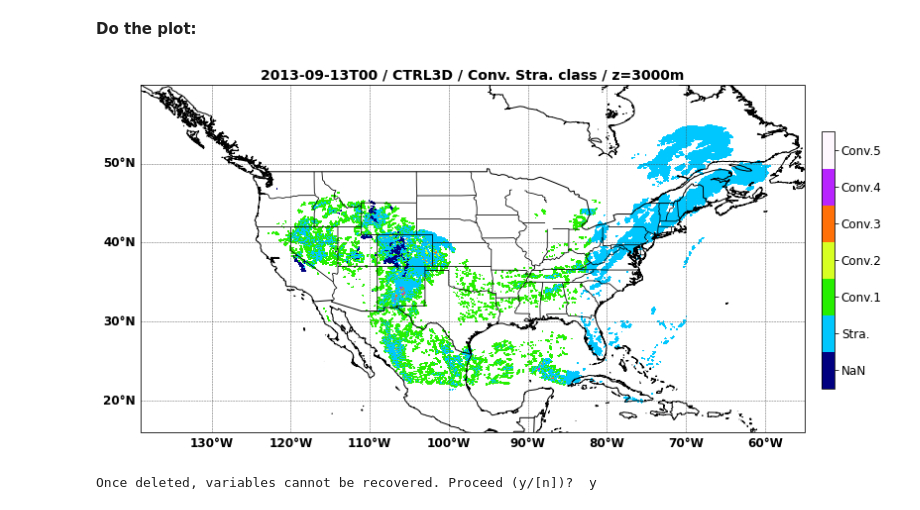
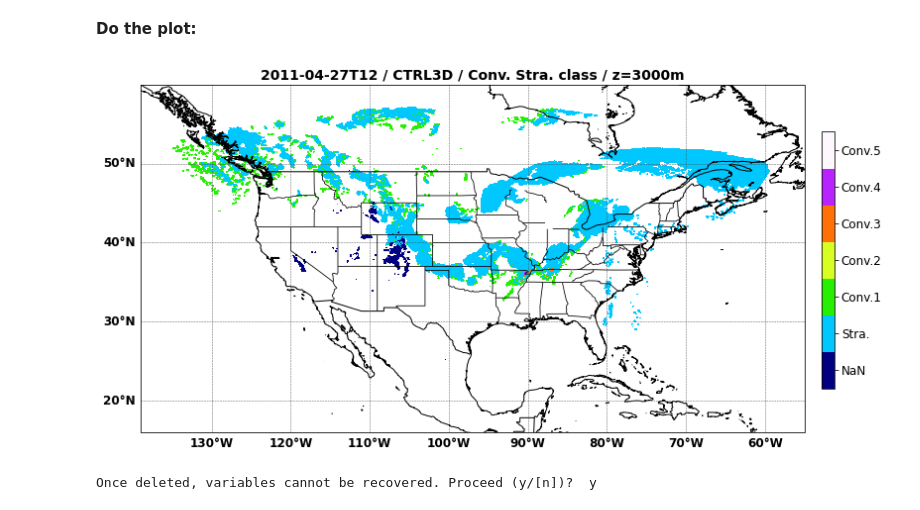
Before and after one commit to Lusicl/WRF_dBZ_Cloud_Classification, a Jupyter notebook: WRF_dBZ_Class_CONUS1/wrf_dbz_ConvStraMask_Plot_test.ipynb, the cells around one changed output. Saved outputs shown, nothing was run; the diff lists cells and outputs as text; code cells hidden in the pictures.

```diff
--- a/WRF_dBZ_Class_CONUS1/wrf_dbz_ConvStraMask_Plot_test.ipynb
+++ b/WRF_dBZ_Class_CONUS1/wrf_dbz_ConvStraMask_Plot_test.ipynb
@@ -60,0 +51,10 @@ print(file_name_list)
+# %%
+## Set wrf simulation type:
+wrf_sim_type = 'CTRL3D'
+
+## Set date time:
+case_date_time = dt.datetime(2011,4,27)
+# case_date_time = dt.datetime(2013,9,13)
+
+file_name_list = set_input_names(case_date_time)
+print(file_name_list)
@@ -61,21 +63,32 @@ print(file_name_list)
 # %% [markdown]
 **Use wrf.interplevel directly for interpolation:**
 # %%
-# wrf_dbz = getvar(ncds_wrf_dbz, 'dBZ', meta=False)
+## Set hour:
+## 0:00, 1:03, 2:06, 3:09, 4:12, 5:15, 6:18, 7:21
+time_hour_idx = 4
 
+## Set interpolation height:
+interp_vertical_lev = 3000 # meter in height.
+
+## Interpolation:
 ds_wrf_dbz = xr.open_dataset(file_name_list['dbz'])
-da_wrf_dbz = ds_wrf_dbz['dBZ'].isel(Time=0)
+da_wrf_dbz = ds_wrf_dbz['dBZ'].isel(Time=time_hour_idx)
+
+## Set -30 dBZ as NaN:
+# da_wrf_dbz = da_wrf_dbz.where(da_wrf_dbz>-30.0)
 
 data_wrf_z_unstag = wrf.destagger(getvar(Dataset(file_name_list['Z']), 'Z', timeidx=0, meta=False), 0)
 
-interp_vertical_lev = [3000] # meter in height.
-
 dbz_lev = interplevel(da_wrf_dbz, data_wrf_z_unstag, interp_vertical_lev)
 dbz_lev = dbz_lev.assign_attrs(vert_units='m')
+
+## Set -30 dBZ as NaN:
+# dbz_lev = dbz_lev.where(dbz_lev>-30.0)
 # %% [markdown]
 **Convective/Stratiform separation:**
 # %%
-refl = np.array(dbz_lev.data)
+## Make sure the array for the masking is in numpy array format (speed issue):
+refl = dbz_lev.data
 lat = np.array(dbz_lev.XLAT)
 lon = np.array(dbz_lev.XLONG)
 
@@ -101,7 +121,9 @@ RUNTIME：0.002017 HOUR
 # %% [markdown]
 **Filter the Conv/Stra class by Reflectivity:**
 # %%
-cs[np.where(refl < -20)] = np.nan
+# cs[np.where(refl <= -30.0)] = np.nan
+cs[np.where(refl <= -20.0)] = np.nan
+# cs[np.where(refl <= 0.0)] = np.nan
 cs[np.where(np.isnan(refl))] = -1
 
 # cs
@@ -184,35 +206,35 @@ plotting_lat = dbz_lev.XLAT
 cf1 = ax1.pcolormesh(plotting_lon, plotting_lat, plotting_var, cmap=plt.cm.get_cmap('gist_ncar', 7))
 cf1.cmap.set_under('w')
 
 ## Title:
 cf1_title = plt.title(np.datetime_as_string(dbz_lev.Time.data, unit='h') + ' / ' +
                       wrf_sim_type + ' / ' +
                       'Conv. Stra. class / ' +
-                      'z=' + str(interp_vertical_lev[0]) + dbz_lev.vert_units
+                      'z=' + str(interp_vertical_lev) + dbz_lev.vert_units
                      ,fontsize=14
                      ,fontweight='bold'
                      # ,loc='left'
                      )
 
 # plt.title('right', loc='right')
 
 ## Colorbar:
 cbar_ax = fig.add_axes([0.92, 0.3, 0.015, 0.4])
 cbar = fig.colorbar(cf1,
                     cax=cbar_ax,
                     fraction=0.04,
                     ticks=np.arange(-1, 6, 1),
                     boundaries=np.arange(-1.5, 6.5, 1))
 cbar.ax.tick_params(labelsize=12)
 cbar.set_ticklabels(['NaN', 'Stra.', 'Conv.1', 'Conv.2', 'Conv.3', 'Conv.4', 'Conv.5'])
 # cbar_title = plt.title('[dBZ]', fontsize=12, y=-0.1)
 
 ## Save figure:
 plt.savefig('./' + np.datetime_as_string(dbz_lev.Time.data, unit='h') + '_CSmask.png',
             bbox_inches='tight',
             dpi=150)
 # %% [output]
-[figure, old version]
+[figure, new version]
 # %%
 %reset
 # %% [output]
```
Also changed, not shown: parts of 6 cells of this notebook, 4 other files.
